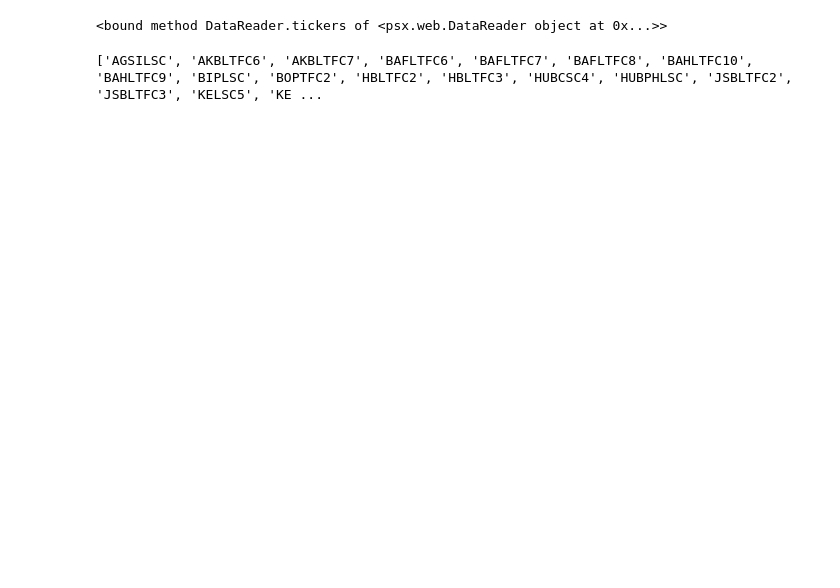
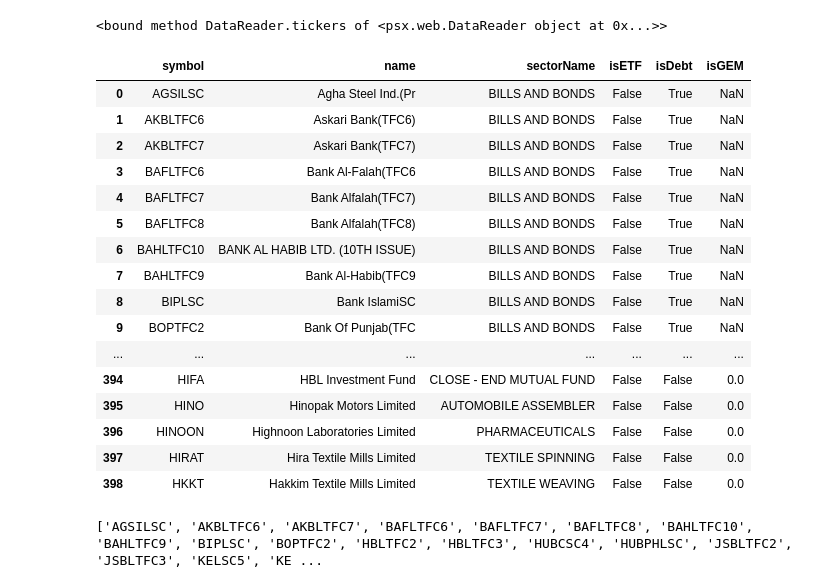
Before and after one commit to zayev123/commissionV2, a Jupyter notebook: apps/environment/scripts/script_scr1.ipynb, the cells around one changed output. Drawn from its saved outputs; the diff is of its cells as text; code cells hidden in the pictures; blank space fills up the shorter version.

```diff
--- a/apps/environment/scripts/script_scr1.ipynb
+++ b/apps/environment/scripts/script_scr1.ipynb
@@ -25,11 +27,30 @@ display(tickers)
 # %%
 # Assuming tickers is your DataFrame
 tickers_column = tickers()
+display(tickers_column)
 symbols = list(tickers_column["symbol"])
 # Print or display the tickers column
 # ticker_list = list(tickers_column)
+len_syms = len(symbols)
 print(symbols)
 # %% [output]
+|  | symbol | name | sectorName | isETF | isDebt | isGEM |
+| 0 | AGSILSC | Agha Steel Ind.(Pr | BILLS AND BONDS | False | True | NaN |
+| 1 | AKBLTFC6 | Askari Bank(TFC6) | BILLS AND BONDS | False | True | NaN |
+| 2 | AKBLTFC7 | Askari Bank(TFC7) | BILLS AND BONDS | False | True | NaN |
+| 3 | BAFLTFC6 | Bank Al-Falah(TFC6 | BILLS AND BONDS | False | True | NaN |
+| 4 | BAFLTFC7 | Bank Alfalah(TFC7) | BILLS AND BONDS | False | True | NaN |
+| 5 | BAFLTFC8 | Bank Alfalah(TFC8) | BILLS AND BONDS | False | True | NaN |
+| 6 | BAHLTFC10 | BANK AL HABIB LTD. (10TH ISSUE) | BILLS AND BONDS | False | True | NaN |
+| 7 | BAHLTFC9 | Bank Al-Habib(TFC9 | BILLS AND BONDS | False | True | NaN |
+| 8 | BIPLSC | Bank IslamiSC | BILLS AND BONDS | False | True | NaN |
+| 9 | BOPTFC2 | Bank Of Punjab(TFC | BILLS AND BONDS | False | True | NaN |
+| ... | ... | ... | ... | ... | ... | ... |
+| 394 | HIFA | HBL Investment Fund | CLOSE - END MUTUAL FUND | False | False | 0.0 |
+| 395 | HINO | Hinopak Motors Limited | AUTOMOBILE ASSEMBLER | False | False | 0.0 |
+| 396 | HINOON | Highnoon Laboratories Limited | PHARMACEUTICALS | False | False | 0.0 |
+| 397 | HIRAT | Hira Textile Mills Limited | TEXTILE SPINNING | False | False | 0.0 |
+| 398 | HKKT | Hakkim Textile Mills Limited | TEXTILE WEAVING | False | False | 0.0 |
 ['AGSILSC', 'AKBLTFC6', 'AKBLTFC7', 'BAFLTFC6', 'BAFLTFC7', 'BAFLTFC8', 'BAHLTFC10', 'BAHLTFC9', 'BIPLSC', 'BOPTFC2', 'HBLTFC2', 'HBLTFC3', 'HUBCSC4', 'HUBPHLSC', 'JSBLTFC2', 'JSBLTFC3', 'KELSC5', 'KE ...
 # %%
 
```
Also changed, not shown: parts of 3 cells of this notebook, 13 other files.
